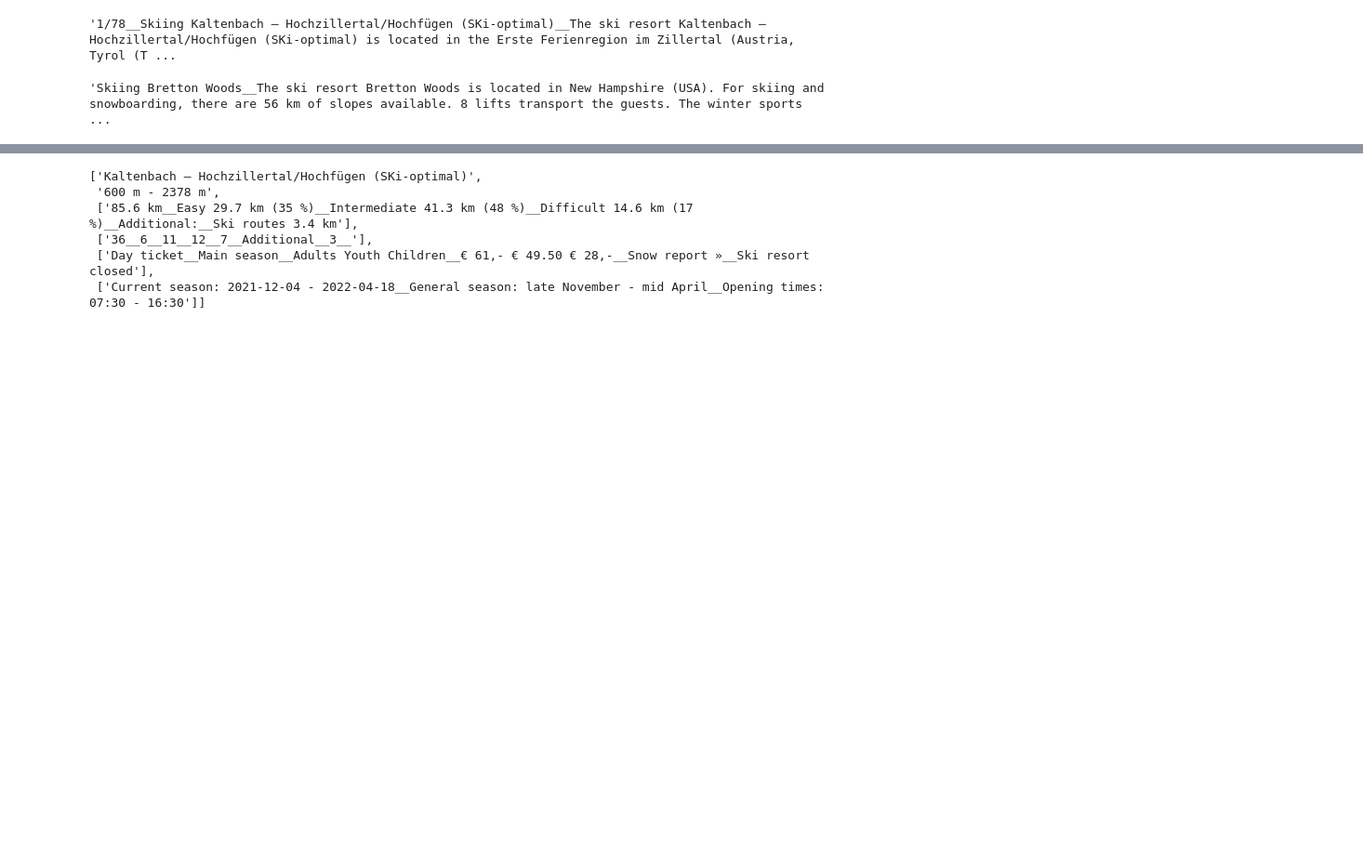
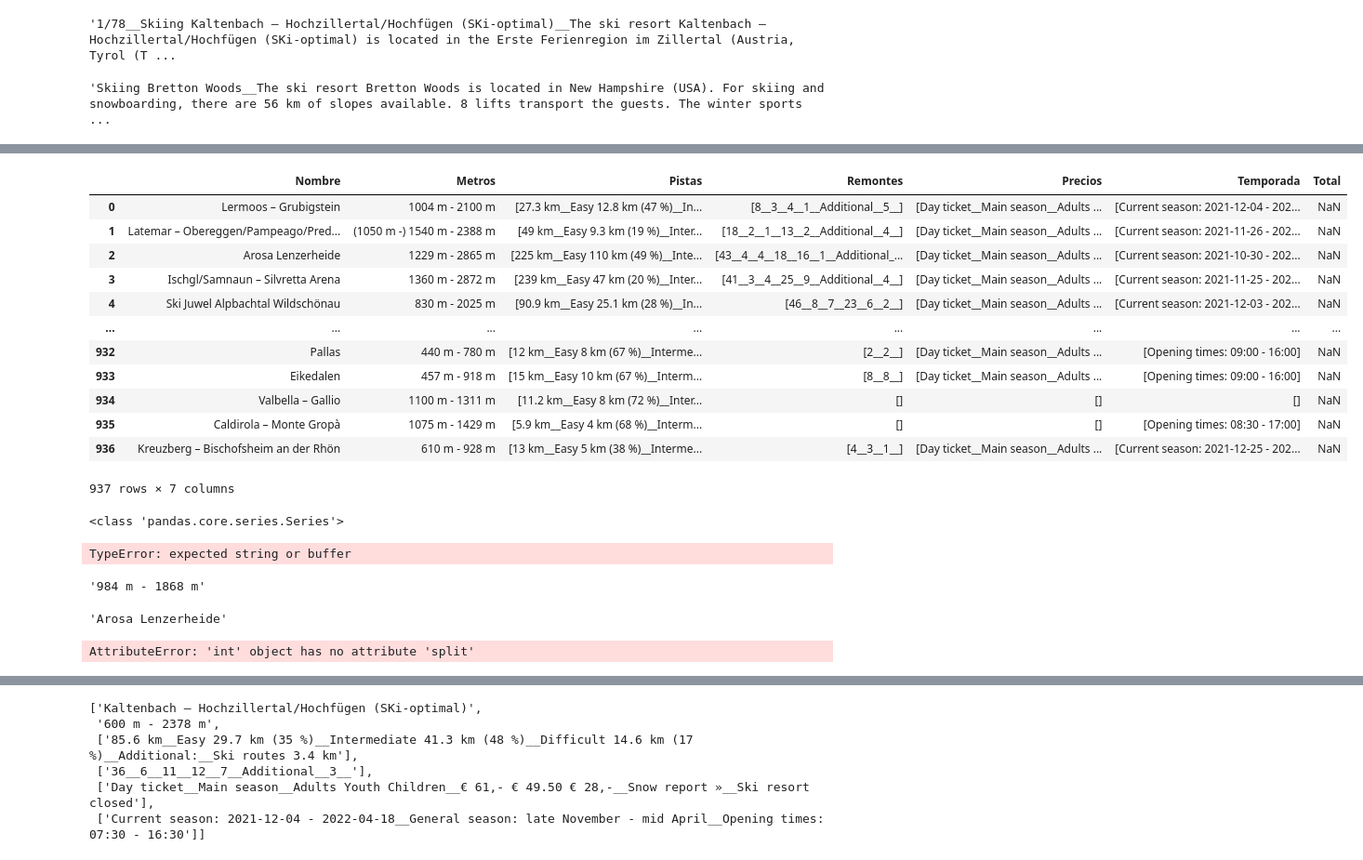
Before and after one commit to jaimecabanyes/GoRiding-, a Jupyter notebook: SCRAPEO.ipynb, the cells around one changed output, grey strips where cells are left out. Shown at 93% size. Drawn from its saved outputs; the diff is of its cells as text; code cells hidden in the pictures; blank space fills up the shorter version.

```diff
--- a/SCRAPEO.ipynb
+++ b/SCRAPEO.ipynb
@@ -487 +1583,7 @@ def limpia_regex(string):
     return [i, j, ski_slopes, ski_lifts, prices, horarios]
+# %%
+europadf = []
+# %%
+for i in nueva_lista_europa:
+    x = limpia_regex(i)
+    europadf.append(x)
@@ -487,0 +1637,3 @@ def limpia_regex(string):
+# %%
+dfEU = pd.DataFrame(europadf)
+dfEU = dfEU.rename(columns={0:"Nombre", 1: 'Metros', 2: 'Pistas', 3: 'Remontes', 4: 'Precios', 5:'Temporada'})
@@ -487,0 +1656,19 @@ def limpia_regex(string):
+# %%
+Pistas = dfEU['Pistas']
+dfEU[['Total']] = Pistas.str.split("(.+?) km__Easy ", expand=True)
+# %%
+dfEU
+# %% [output]
+|  | Nombre | Metros | Pistas | Remontes | Precios | Temporada | Total |
+| 0 | Lermoos – Grubigstein | 1004 m - 2100 m | [27.3 km__Easy 12.8 km (47 %)__In... | [8__3__4__1__Additional__5__] | [Day ticket__Main season__Adults ... | [Current season: 2021-12-04 - 202... | NaN |
+| 1 | Latemar – Obereggen/Pampeago/Pred... | (1050 m -) 1540 m - 2388 m | [49 km__Easy 9.3 km (19 %)__Inter... | [18__2__1__13__2__Additional__4__] | [Day ticket__Main season__Adults ... | [Current season: 2021-11-26 - 202... | NaN |
+| 2 | Arosa Lenzerheide | 1229 m - 2865 m | [225 km__Easy 110 km (49 %)__Inte... | [43__4__4__18__16__1__Additional_... | [Day ticket__Main season__Adults ... | [Current season: 2021-10-30 - 202... | NaN |
+| 3 | Ischgl/Samnaun – Silvretta Arena | 1360 m - 2872 m | [239 km__Easy 47 km (20 %)__Inter... | [41__3__4__25__9__Additional__4__] | [Day ticket__Main season__Adults ... | [Current season: 2021-11-25 - 202... | NaN |
+| 4 | Ski Juwel Alpbachtal Wildschönau | 830 m - 2025 m | [90.9 km__Easy 25.1 km (28 %)__In... | [46__8__7__23__6__2__] | [Day ticket__Main season__Adults ... | [Current season: 2021-12-03 - 202... | NaN |
+| ... | ... | ... | ... | ... | ... | ... | ... |
+| 932 | Pallas | 440 m - 780 m | [12 km__Easy 8 km (67 %)__Interme... | [2__2__] | [Day ticket__Main season__Adults ... | [Opening times: 09:00 - 16:00] | NaN |
+| 933 | Eikedalen | 457 m - 918 m | [15 km__Easy 10 km (67 %)__Interm... | [8__8__] | [Day ticket__Main season__Adults ... | [Opening times: 09:00 - 16:00] | NaN |
+| 934 | Valbella – Gallio | 1100 m - 1311 m | [11.2 km__Easy 8 km (72 %)__Inter... | [] | [] | [] | NaN |
+| 935 | Caldirola – Monte Gropà | 1075 m - 1429 m | [5.9 km__Easy 4 km (68 %)__Interm... | [] | [] | [Opening times: 08:30 - 17:00] | NaN |
+| 936 | Kreuzberg – Bischofsheim an der Rhön | 610 m - 928 m | [13 km__Easy 5 km (38 %)__Interme... | [4__3__1__] | [Day ticket__Main season__Adults ... | [Current season: 2021-12-25 - 202... | NaN |
+937 rows × 7 columns
@@ -487,0 +1679,12 @@ def limpia_regex(string):
+# %%
+for i in dfEU.Pistas:
+    print(type(dfEU.Pistas))
+    easy = re.findall("km__Easy (.+?) km ", i)
+    dfEU['Pistas_Faciles'] = easy
+# %% [output]
+<class 'pandas.core.series.Series'>
+TypeError: expected string or buffer
+# %%
+europadf[545][1]
+# %% [output]
+'984 m - 1868 m'
@@ -487,0 +1693,10 @@ def limpia_regex(string):
+# %%
+europadf[2][0]
+# %% [output]
+'Arosa Lenzerheide'
+# %%
+for i in range(len(europadf)):
+    europadf[i][1]
+    i.split(" - ")
+# %% [output]
+AttributeError: 'int' object has no attribute 'split'
```
Also changed, not shown: parts of 26 cells of this notebook.
